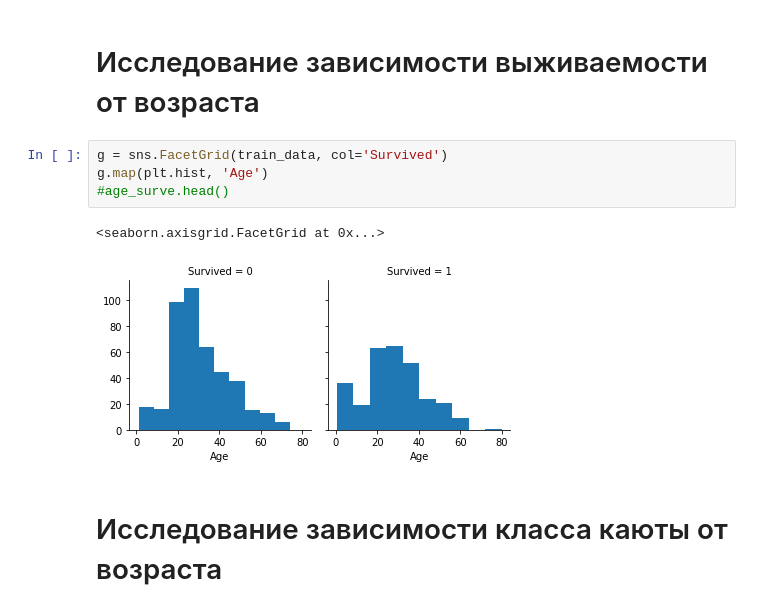
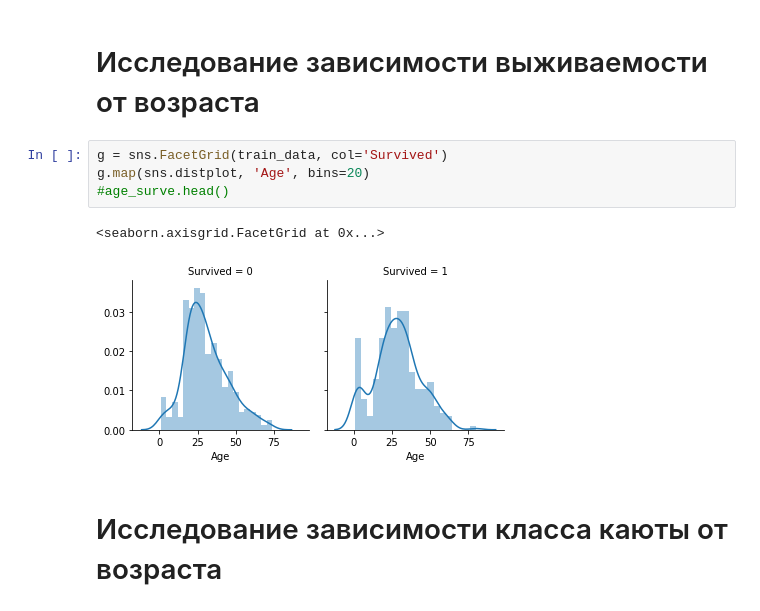
Before and after one commit to DmKuzin/kaggle_titanic, a Jupyter notebook: Titanic2.ipynb, the cells around one changed output. Saved outputs shown, nothing was run; the diff lists cells and outputs as text.

```diff
--- a/Titanic2.ipynb
+++ b/Titanic2.ipynb
@@ -110,11 +110,11 @@ dtype: int64
 # Исследование зависимости выживаемости от возраста
 # %%
 g = sns.FacetGrid(train_data, col='Survived')
-g.map(plt.hist, 'Age')
+g.map(sns.distplot, 'Age', bins=20)
 #age_surve.head()
 # %% [output]
 <seaborn.axisgrid.FacetGrid at 0x...>
-[figure, old version]
+[figure, new version]
 # %% [markdown]
 # Исследование зависимости класса каюты от возраста
 # %%
```
Also changed, not shown: parts of 13 cells of this notebook.
